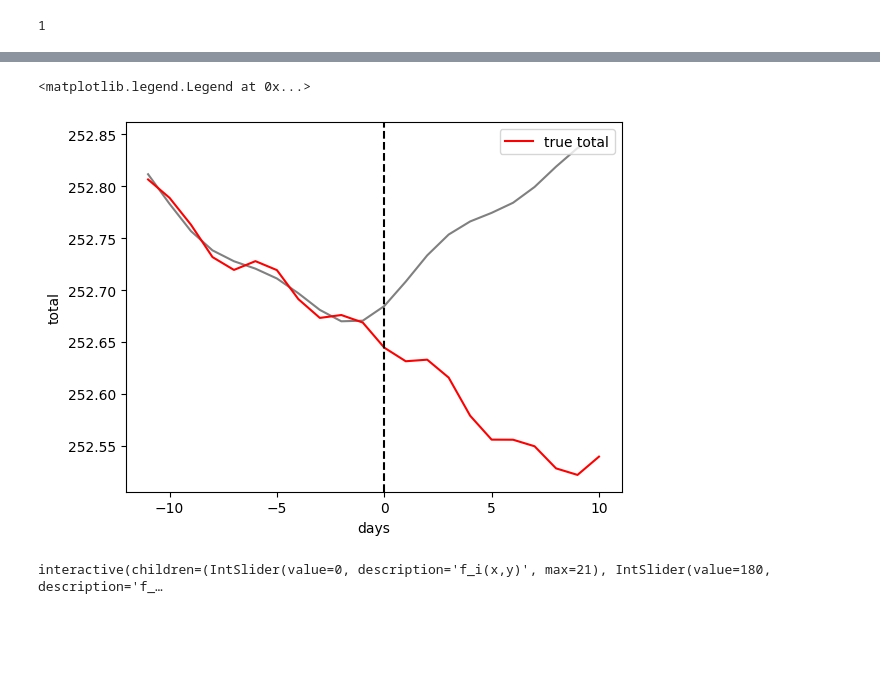
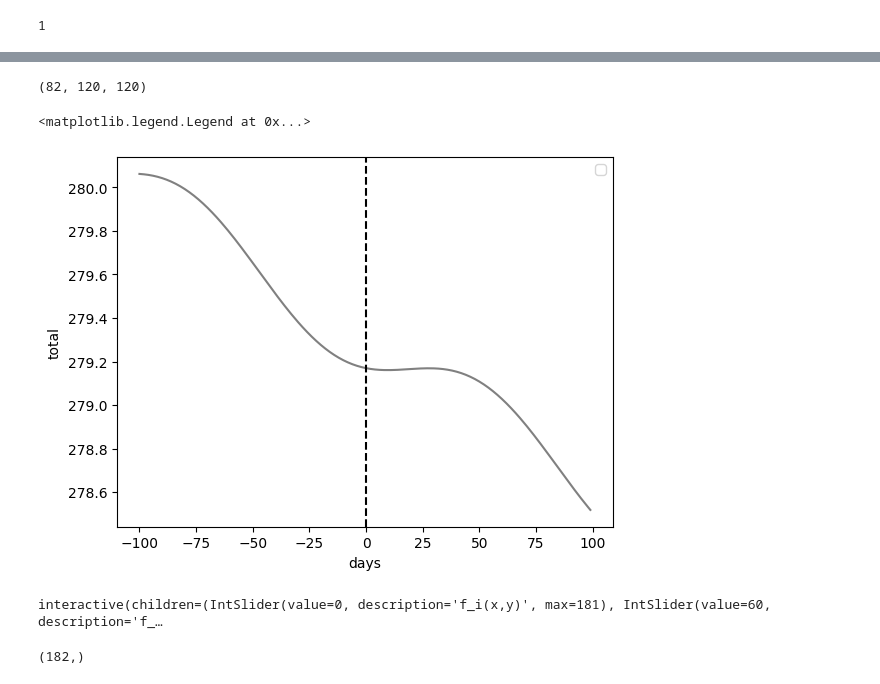
Before and after one commit to ClimeTrend/DMD, a Jupyter notebook: notebooks/Demo_2.ipynb, the cells around one changed output, grey strips where cells are left out. Saved outputs shown, nothing was run; the diff lists cells and outputs as text; code cells hidden in the pictures; blank space fills up the shorter version.

```diff
--- a/notebooks/Demo_2.ipynb
+++ b/notebooks/Demo_2.ipynb
@@ -61,5 +94,5 @@ data = dSet.variables['temperature'][:][:, 0, ...][:, :360, :360]
 # %%
-DATA = data[None, ...]
+DATA = np.array(data)[None, ...]
 # %%
 DATA.shape
 # %% [output]
@@ -103,10 +140,10 @@ len(DATA)
 # %%
 #
 year = 0
-day = 20
+day = 150
 
 window = 10
-T_train = 11
+T_train = 100
 
 # compute windowed mean. Returns T_train snapshots before current time point (not inclusive)
 X0_ = get_days_before(DATA, year, day, T_train+window-1)
@@ -127,5 +164,5 @@ X0.shape
 # %%
-rank = 5
+rank = 3
 t = np.arange(-T_train, 0)
 
 # time delay and dmd snapshots
@@ -143,27 +180,31 @@ Psi.shape
 # %%
 t = np.arange(-T_train, T_train)
-true_after = get_test_set(DATA, year, day, window, T_train)
+true_after = get_test_set(DATA, year, day, window, T_train + window -1)
 X_true = np.concatenate((X0, true_after), axis = 0)
 
 X_pred = eval_dmd(Lambda, Psi, bn, t)
+# %%
+true_after.shape
+# %% [output]
+(82, 120, 120)
 # %%
 # COMPUTE METRIC OF PREDICTION
 Integral_pred = np.trapz(np.trapz(X_pred, x, axis = 2), y, axis = 1)
 Integral_true = np.trapz(np.trapz(X_true, x, axis = 2), y, axis = 1)
 
 # plt.plot(t, Integral_pred1.T, color = 'k');
 plt.plot(t, Integral_pred.T, color = 'grey');
-plt.plot(t, Integral_true, label = 'true total', color = 'r')
+# plt.plot(t, Integral_true, label = 'true total', color = 'r')
 plt.axvline(0, linestyle = '--', color = 'k')
 
 plt.ylabel('total')
 plt.xlabel('days')
 
 plt.legend(loc = 'upper right')
 # %% [output]
 <matplotlib.legend.Legend at 0x...>
-[figure, old version]
+[figure, new version]
 # %%
-contour_compare(X_true, X_pred)
+contour_compare(X_true, X_pred[:182])
 # %% [output]
-interactive(children=(IntSlider(value=0, description='f_i(x,y)', max=21), IntSlider(value=180, description='f_…
+interactive(children=(IntSlider(value=0, description='f_i(x,y)', max=181), IntSlider(value=60, description='f_…
@@ -169,0 +213,4 @@ interactive(children=(IntSlider(value=0, description='f_i(x,y)', max=21), IntSli
+# %%
+rmse.shape
+# %% [output]
+(182,)
```
Also changed, not shown: parts of 24 cells of this notebook.
